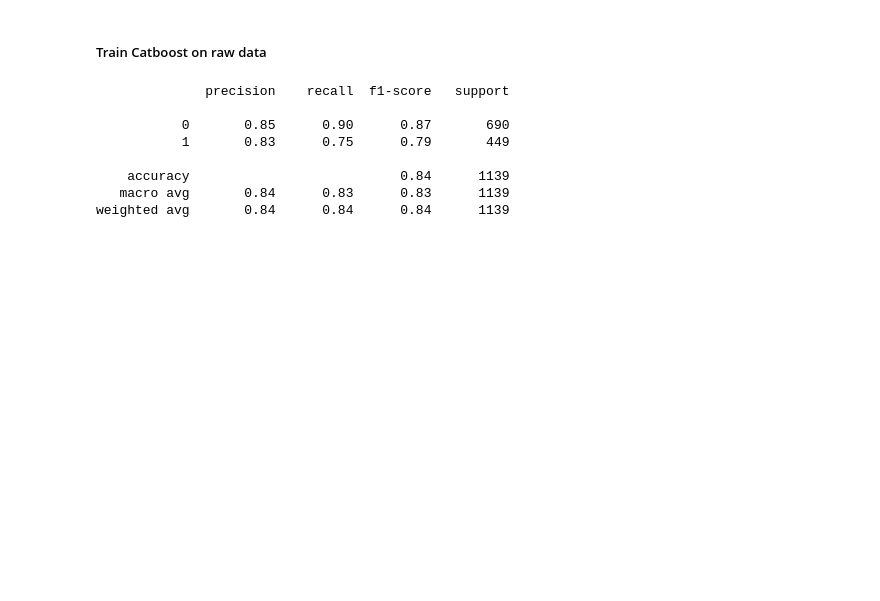
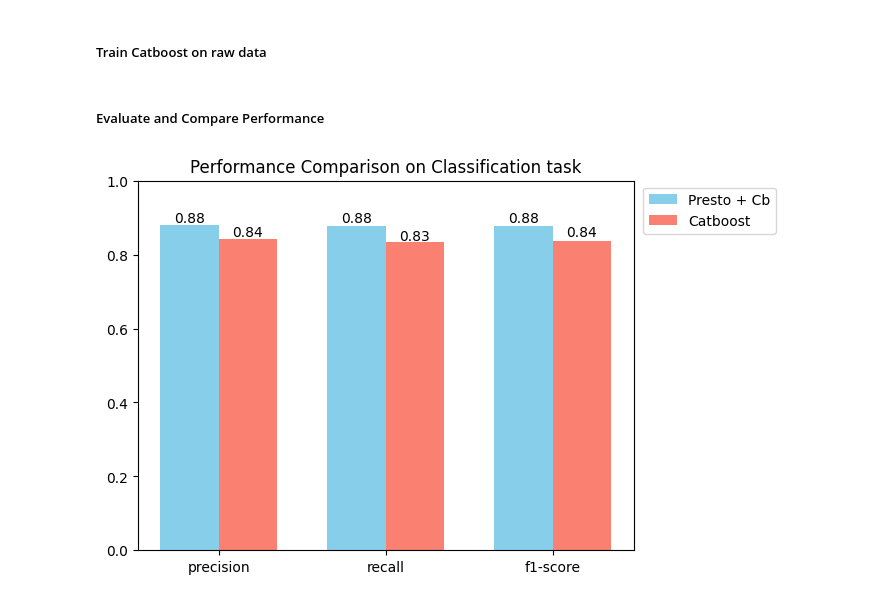
Before and after one commit to ScaleAGData/scaleag-vito, a Jupyter notebook: notebooks/demo_presto_few_shot_learning.ipynb, the cells around one changed output. Saved outputs shown, nothing was run; the diff lists cells and outputs as text; code cells hidden in the pictures; blank space fills up the shorter version.

```diff
--- a/notebooks/demo_presto_few_shot_learning.ipynb
+++ b/notebooks/demo_presto_few_shot_learning.ipynb
@@ -297,7 +291,7 @@ model_ft_10d_cropland = load_pretrained_model_from_url(
     presto_10d_ft_cropland, finetuned=True, strict=False, device="cpu"
     )
 
-presto_wc_cbm = train_catboost_on_encodings(
+wc_presto_cbm = train_catboost_on_encodings(
     wc_dl_train,
     presto_model=model_ft_10d_cropland,
     task="binary",
@@ -339,27 +314,28 @@ wc_val_cx, wc_val_cy = prepare_data_for_cb(
     target_name="LANDCOVER_LABEL",
     )
 # %%
-raw_wc_cbm = cb.CatBoostClassifier(
+wc_raw_cbm = cb.CatBoostClassifier(
     random_state=3,
     task_type="GPU",
     logging_level="Silent",
 )
 wc_train_dataset = cb.Pool(wc_train_cx, wc_train_cy)
-raw_wc_cbm.fit(wc_train_dataset);
+wc_raw_cbm.fit(wc_train_dataset);
-# %%
-wc_metrics_cb, _, _= evaluate_catboost(
-    raw_wc_cbm,
-    wc_val_cx,
-    wc_val_cy,
-    task="binary"
-)
-print(wc_metrics_cb)
-# %% [output]
-              precision    recall  f1-score   support
-
-           0       0.85      0.90      0.87       690
-           1       0.83      0.75      0.79       449
-
-    accuracy                           0.84      1139
-   macro avg       0.84      0.83      0.83      1139
-weighted avg       0.84      0.84      0.84      1139
+# %% [markdown]
+##### Evaluate and Compare Performance
+# %%
+wc_metrics_presto_cb, _, _ = evaluate(
+    model_ft_10d_cropland,
+    wc_presto_cbm,
+    wc_dl_val,
+    task="binary",
+)
+wc_metrics_raw_cb, _, _= evaluate_catboost(
+    wc_raw_cbm,
+    wc_val_cx,
+    wc_val_cy,
+    task="binary"
+)
+compare_performance_classification(wc_metrics_presto_cb, wc_metrics_raw_cb)
+# %% [output]
+[figure, added]
```
Also changed, not shown: parts of 9 cells of this notebook, 2 other files.
